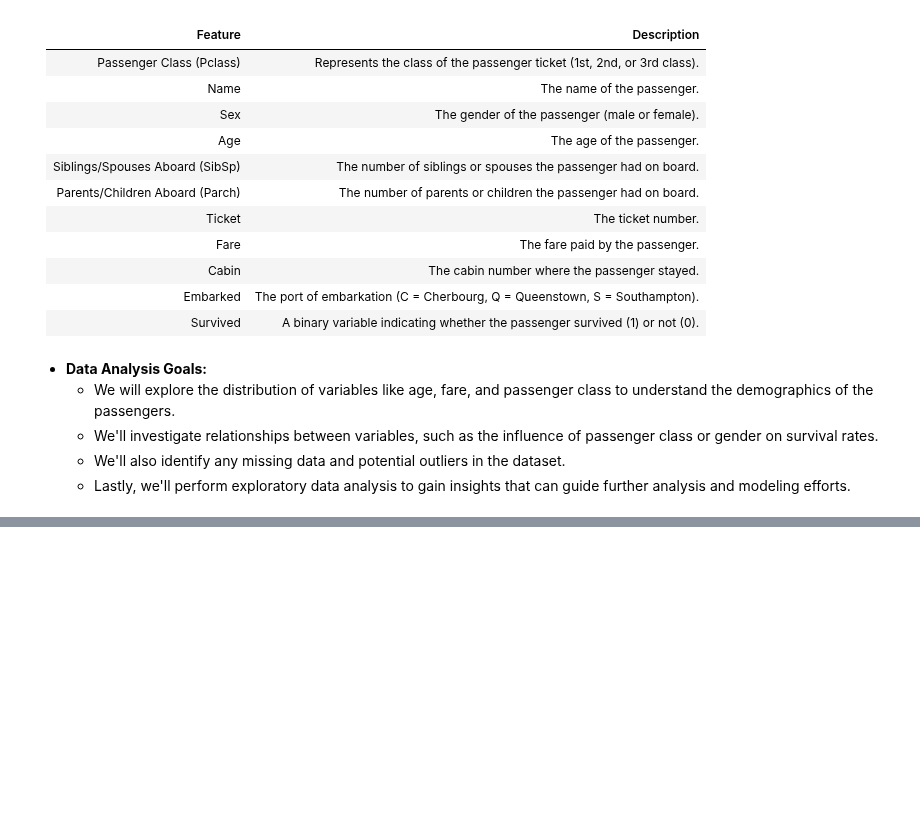
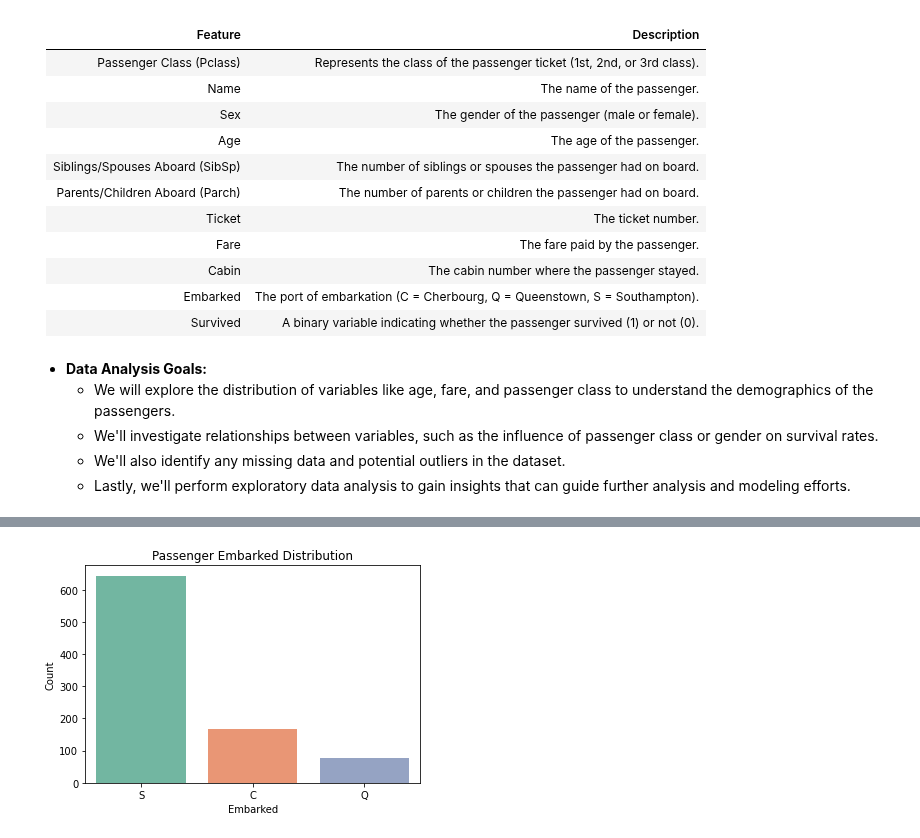
Before and after one commit to Salma-AZIZ/IP302, a Jupyter notebook: 03_Exploring_Titanic_Dataset.ipynb, the cells around one changed output, grey strips where cells are left out. Saved outputs shown, nothing was run; the diff lists cells and outputs as text; code cells hidden in the pictures; blank space fills up the shorter version.

```diff
--- a/03_Exploring_Titanic_Dataset.ipynb
+++ b/03_Exploring_Titanic_Dataset.ipynb
@@ -34,0 +175,10 @@ The Titanic dataset contains information about passengers who were aboard the RM
+# %%
+# Create a bar plot for passenger Embarked
+plt.figure(figsize=(6, 4))
+sns.countplot(data=titanic_data, x='Embarked', palette = 'Set2')
+plt.title('Passenger Embarked Distribution')
+plt.xlabel('Embarked')
+plt.ylabel('Count')
+plt.show()
+# %% [output]
+[figure, added]
```
Also changed, not shown: parts of 87 cells of this notebook.
